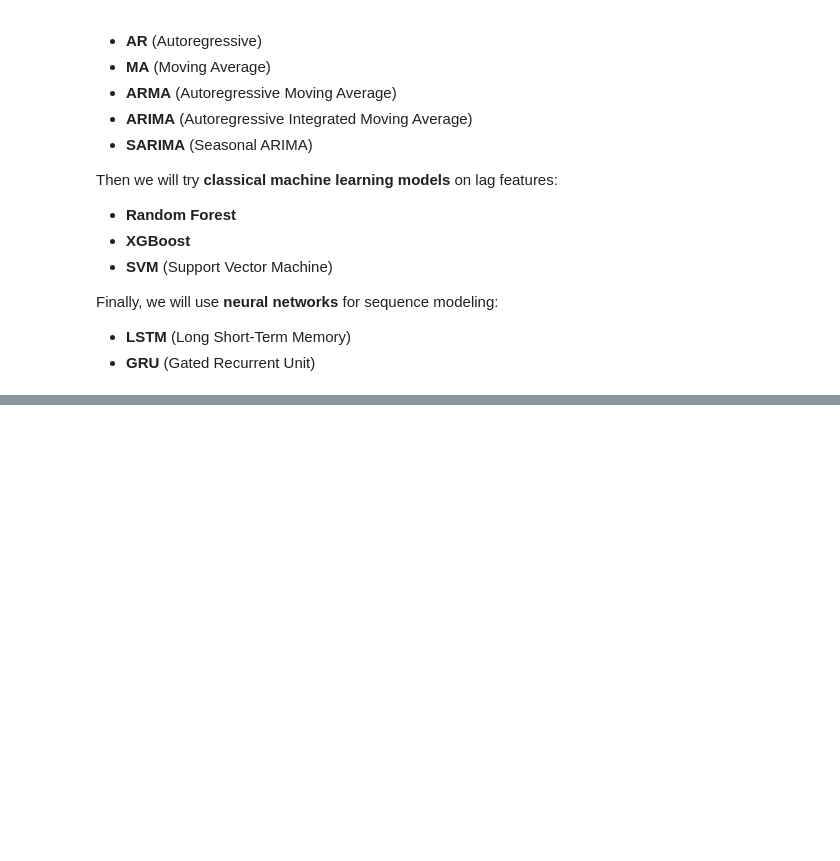
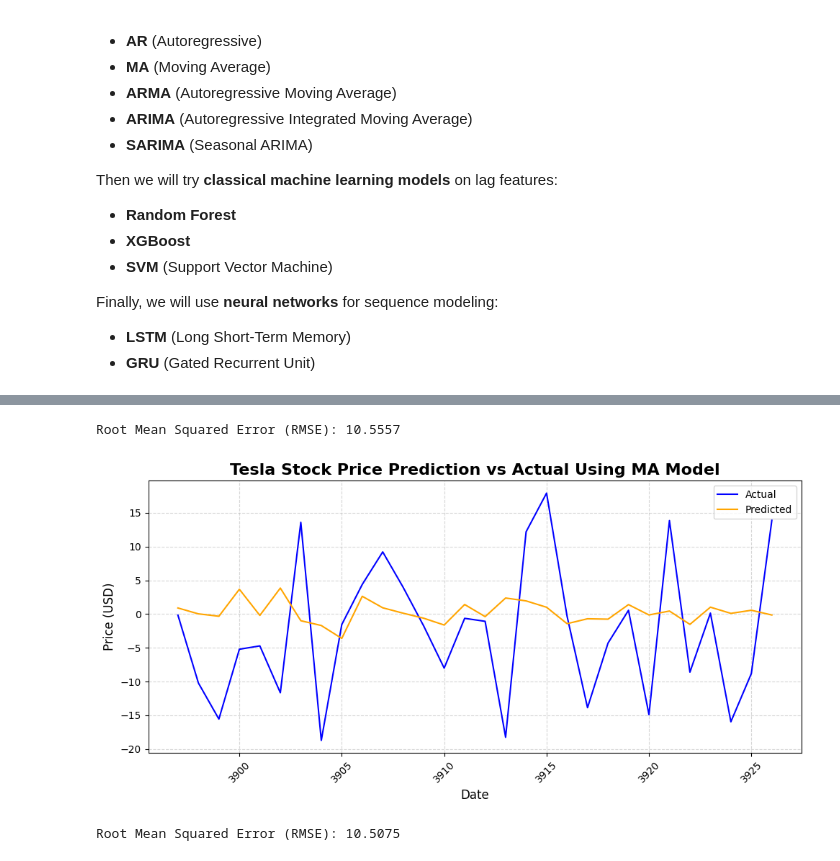
Before and after one commit to muhammadhussnain1227-debug/Tesla-Time-Series-Forecast, a Jupyter notebook: Tesla Stock Price Forecast.ipynb, the cells around one changed output, grey strips where cells are left out. Saved outputs shown, nothing was run; the diff lists cells and outputs as text; code cells hidden in the pictures; blank space fills up the shorter version.

```diff
--- a/Tesla Stock Price Forecast.ipynb
+++ b/Tesla Stock Price Forecast.ipynb
@@ -429,0 +460,28 @@ Finally, we will use **neural networks** for sequence modeling:
+# %%
+rmse=round(np.sqrt(mean_squared_error(test_data, predictions)),4)
+print(f"Root Mean Squared Error (RMSE): {rmse:.4f}")
+# %% [output]
+Root Mean Squared Error (RMSE): 10.5557
+# %%
+model=ARIMA(train_data, order=(0,0,30))
+model_fits = model.fit()
+predictions=model_fits.predict(start=len(train_data),end=len(train_data)+len(test_data)-1,dynamic=False)
+# %%
+plt.figure(figsize=(10,5))
+plt.plot(test_data.index, test_data, label='Actual', color='blue')
+plt.plot(test_data.index, predictions, label='Predicted', color='orange')
+plt.title('Tesla Stock Price Prediction vs Actual Using MA Model', fontsize=16, fontweight='bold')
+plt.xlabel('Date', fontsize=12)
+plt.ylabel('Price (USD)', fontsize=12)
+plt.legend()
+plt.grid(True, linestyle='--', alpha=0.5)
+plt.xticks(rotation=45)
+plt.tight_layout()
+plt.show()
+# %% [output]
+[figure, added]
+# %%
+rmse=round(np.sqrt(mean_squared_error(test_data, predictions)),4)
+print(f"Root Mean Squared Error (RMSE): {rmse:.4f}")
+# %% [output]
+Root Mean Squared Error (RMSE): 10.5075
```
Also changed, not shown: parts of 24 cells of this notebook.
